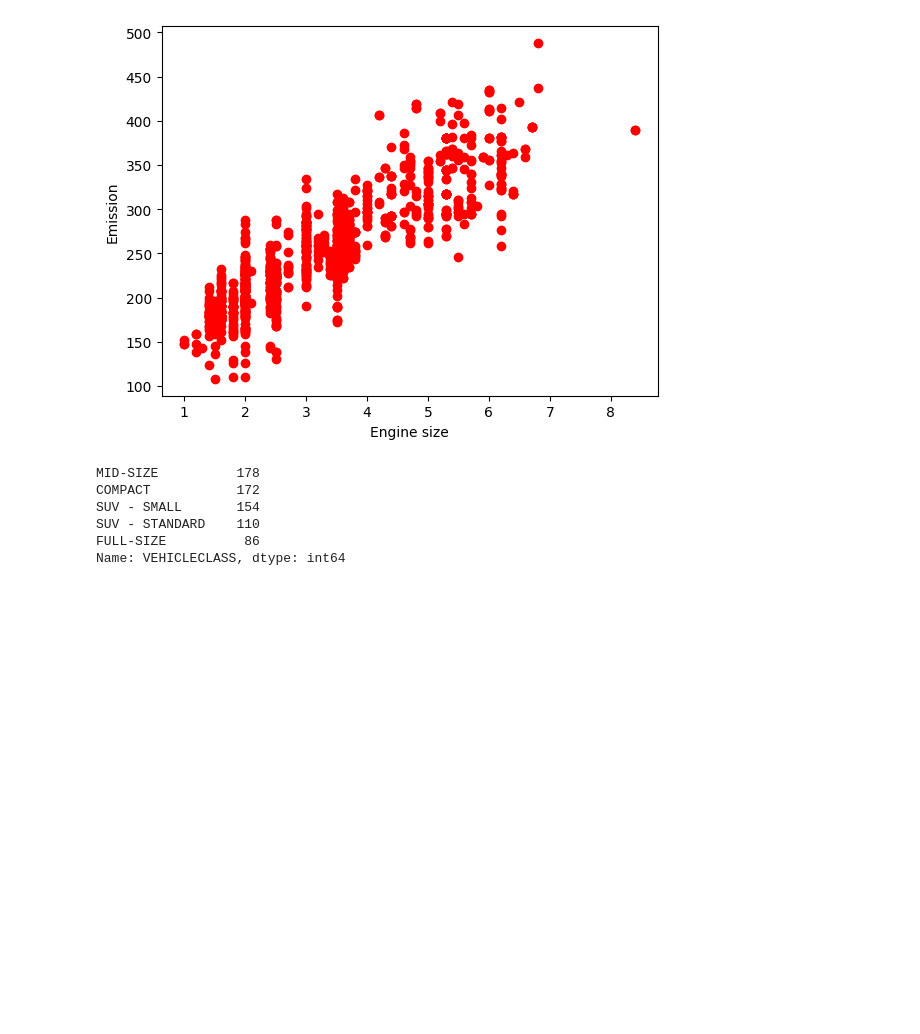
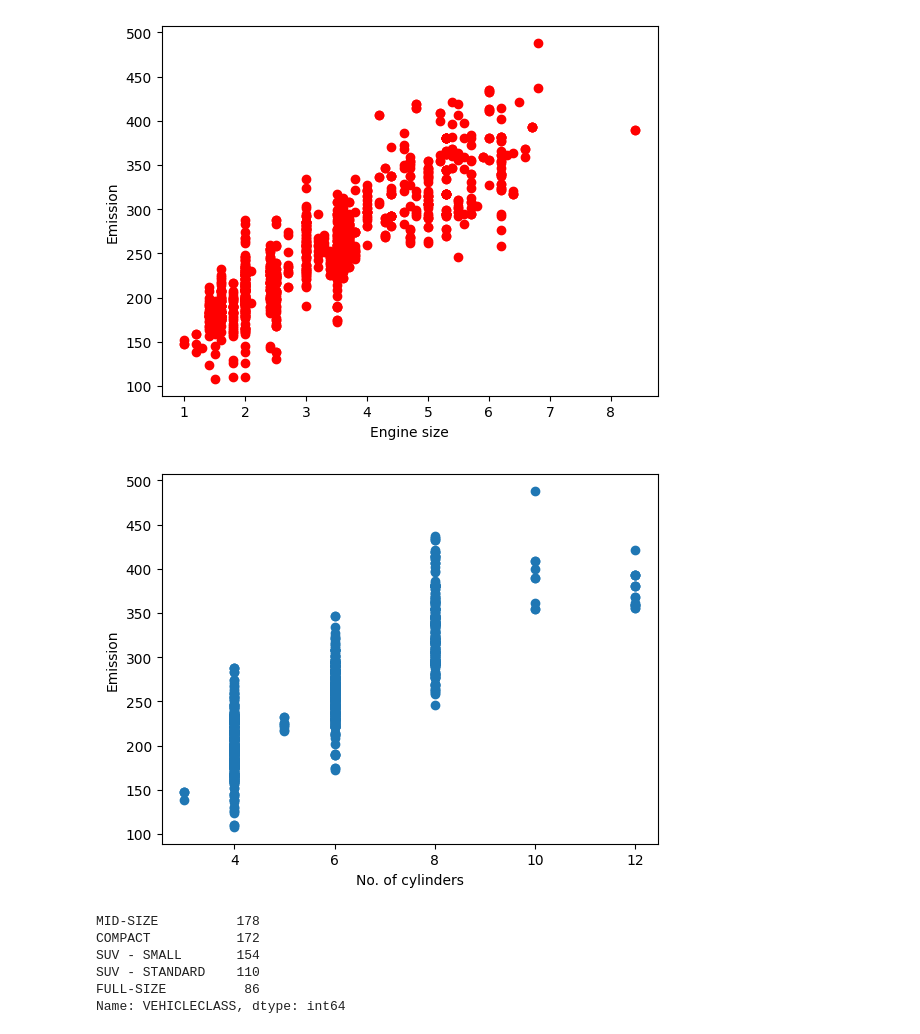
Before and after one commit to Srish-ty/CO2-Emission-predictor, a Jupyter notebook: CO2_predictor.ipynb, the cells around one changed output. Drawn from its saved outputs; the diff is of its cells as text; code cells hidden in the pictures; blank space fills up the shorter version.

```diff
--- a/CO2_predictor.ipynb
+++ b/CO2_predictor.ipynb
@@ -131,6 +126,13 @@ plt.ylabel('Emission')
 plt.show()
 # %% [output]
 [figure]
+# %%
+plt.scatter(X.CYLINDERS, X.CO2EMISSIONS)
+plt.xlabel('No. of cylinders')
+plt.ylabel('Emission')
+plt.show()
+# %% [output]
+[figure, added]
 # %%
 #let's check the percentage of different vehicle classes
 veh_counts=df.VEHICLECLASS.value_counts()
```
Also changed, not shown: parts of 22 cells of this notebook.
